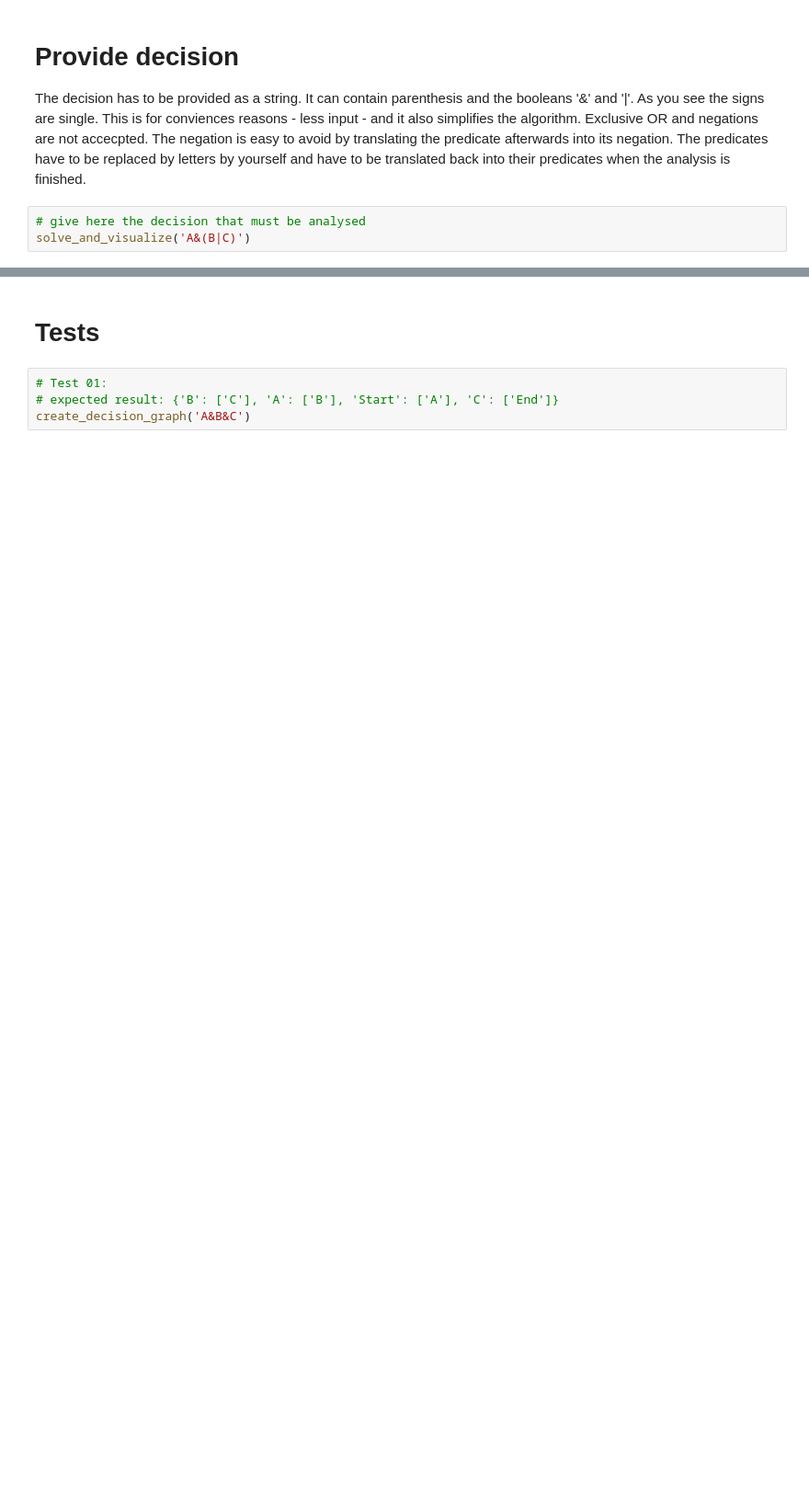
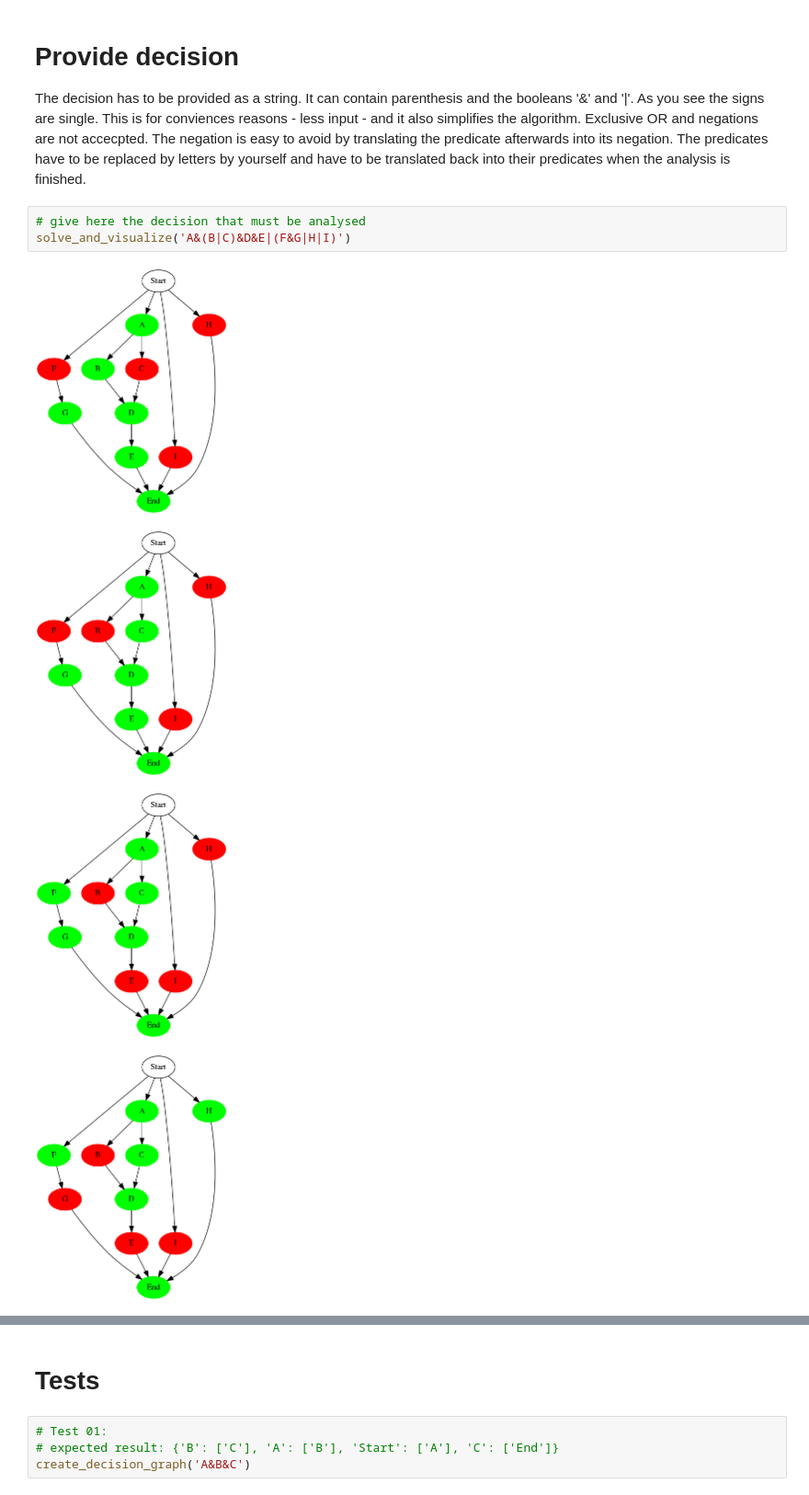
Before and after one commit to notenboomtest/MCDC_Graph, a Jupyter notebook: mcdc_algorithm.ipynb, the cells around one changed output, grey strips where cells are left out. Shown: that part at 92% size. Cells and saved outputs as stored; diff of their text form; blank space fills up the shorter version.

```diff
--- a/mcdc_algorithm.ipynb
+++ b/mcdc_algorithm.ipynb
@@ -447,4 +445,9 @@ The decision has to be provided as a string. It can contain parenthesis and the
 Exclusive OR and negations are not accecpted. The negation is easy to avoid by translating the predicate afterwards into its negation. The predicates have to be replaced by letters by yourself and have to be translated back into their predicates when the analysis is finished.
 # %%
 # give here the decision that must be analysed
-solve_and_visualize('A&(B|C)')
+solve_and_visualize('A&(B|C)&D&E|(F&G|H|I)')
+# %% [output]
+[figure, added]
+[figure, added]
+[figure, added]
+[figure, added]
```
Also changed, not shown: parts of 4 cells of this notebook.
